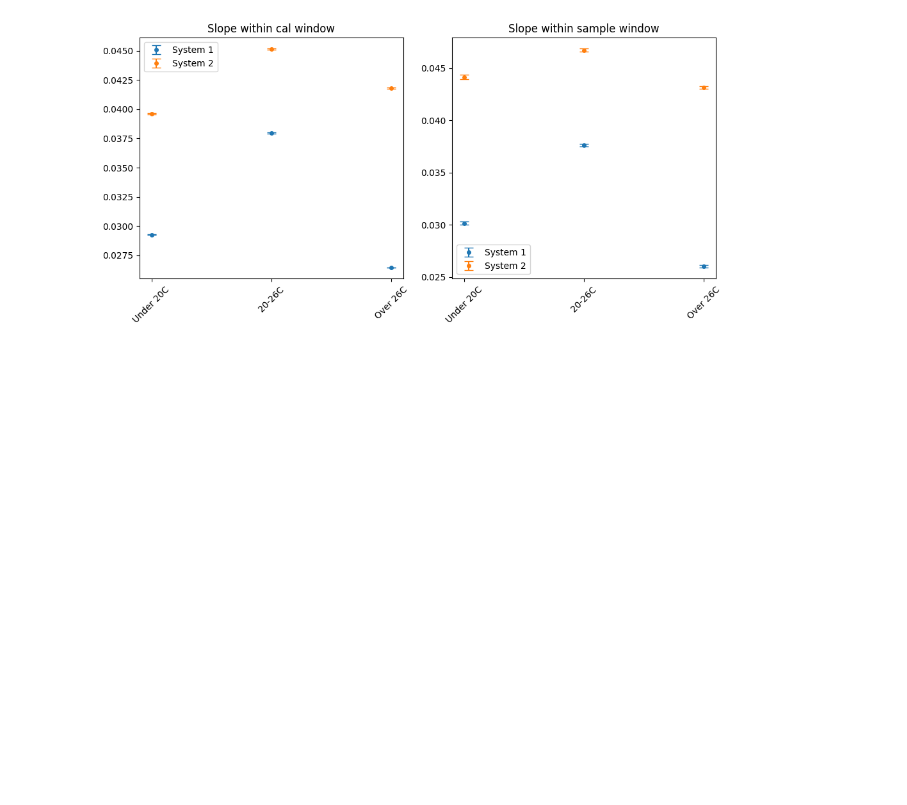
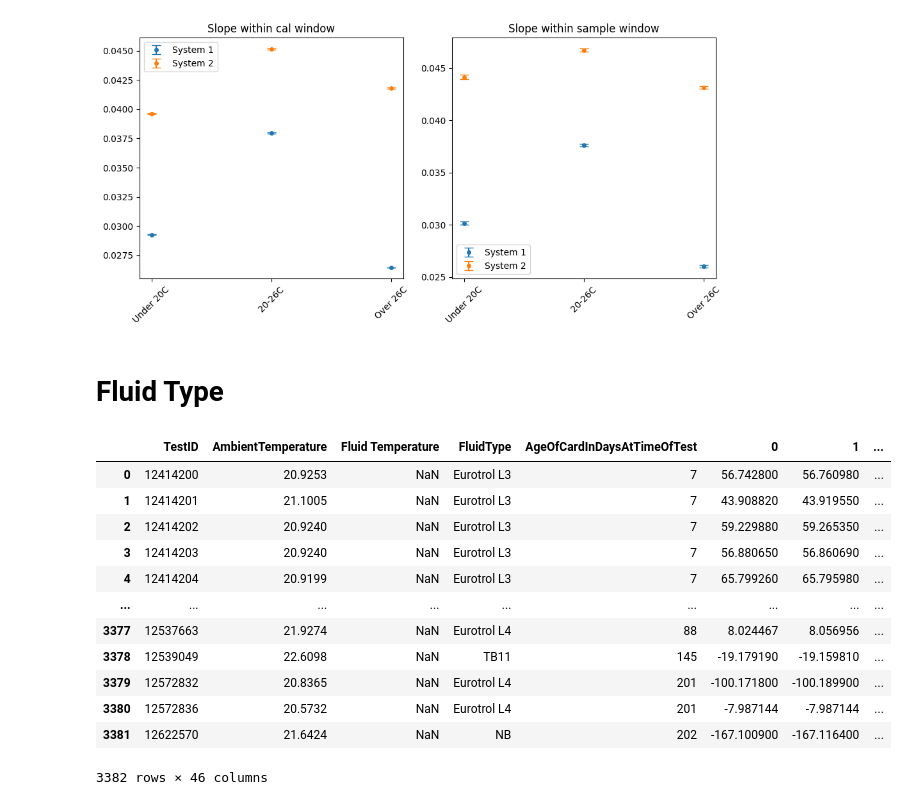
Before and after one commit to dejaytang/Capstone_Siemens, a Jupyter notebook: Coding/Dylan/raw_slope_code_DL.ipynb, the cells around one changed output. Cells and saved outputs as stored; diff of their text form; code cells hidden in the pictures; blank space fills up the shorter version.

```diff
--- a/Coding/Dylan/raw_slope_code_DL.ipynb
+++ b/Coding/Dylan/raw_slope_code_DL.ipynb
@@ -6,13 +6,13 @@ import matplotlib.pyplot as plt
 import statsmodels.api as sm
 # %%
 # import datasets
-sensorA_System1 = pd.read_csv("RawData/System1_SensorA.csv")
-sensorA_System2 = pd.read_csv("RawData/System2_SensorA.csv")
-sensorB_System1 = pd.read_csv("RawData/System1_SensorB.csv")
-sensorB_System2 = pd.read_csv("RawData/System2_SensorB.csv")
-sensorA_System1_missing = pd.read_csv("RawData/SensorA_System1_missing values.csv")
-sensorA_System2_missing = pd.read_csv("RawData/SensorA_System2_missing values.csv")
-keyByTestID = pd.read_csv("RawData/Key by TestID.csv")
+sensorA_System1 = pd.read_csv("../../RawData/System1_SensorA.csv")
+sensorA_System2 = pd.read_csv("../../RawData/System2_SensorA.csv")
+sensorB_System1 = pd.read_csv("../../RawData/System1_SensorB.csv")
+sensorB_System2 = pd.read_csv("../../RawData/System2_SensorB.csv")
+sensorA_System1_missing = pd.read_csv("../../RawData/SensorA_System1_missing values.csv")
+sensorA_System2_missing = pd.read_csv("../../RawData/SensorA_System2_missing values.csv")
+keyByTestID = pd.read_csv("../../RawData/Key by TestID.csv")
 # %%
 # Transpose dataset to make columns as timestamps and rows as tests
 A1_transposed = sensorA_System1.T.reset_index()
@@ -613,3 +613,21 @@ B1_cal_window_binned = B1_cal_window_binned.drop("B1-cal-ft", axis = 1)
 B1_sample_window_binned = B1_sample_window_binned.drop("B1-sample-ft", axis = 1)
 B2_cal_window_binned = B2_cal_window_binned.drop("B2-cal-ft", axis = 1)
 B2_sample_window_binned = B2_sample_window_binned.drop("B2-sample-ft", axis = 1)
+# %% [markdown]
+# **Fluid Type**
+# %%
+A1_cal_window_binned
+# %% [output]
+|  | TestID | AmbientTemperature | Fluid Temperature | FluidType | AgeOfCardInDaysAtTimeOfTest | 0 | 1 | ... |
+| 0 | 12414200 | 20.9253 | NaN | Eurotrol L3 | 7 | 56.742800 | 56.760980 | ... |
+| 1 | 12414201 | 21.1005 | NaN | Eurotrol L3 | 7 | 43.908820 | 43.919550 | ... |
+| 2 | 12414202 | 20.9240 | NaN | Eurotrol L3 | 7 | 59.229880 | 59.265350 | ... |
+| 3 | 12414203 | 20.9240 | NaN | Eurotrol L3 | 7 | 56.880650 | 56.860690 | ... |
+| 4 | 12414204 | 20.9199 | NaN | Eurotrol L3 | 7 | 65.799260 | 65.795980 | ... |
+| ... | ... | ... | ... | ... | ... | ... | ... | ... |
+| 3377 | 12537663 | 21.9274 | NaN | Eurotrol L4 | 88 | 8.024467 | 8.056956 | ... |
+| 3378 | 12539049 | 22.6098 | NaN | TB11 | 145 | -19.179190 | -19.159810 | ... |
+| 3379 | 12572832 | 20.8365 | NaN | Eurotrol L4 | 201 | -100.171800 | -100.189900 | ... |
+| 3380 | 12572836 | 20.5732 | NaN | Eurotrol L4 | 201 | -7.987144 | -7.987144 | ... |
+| 3381 | 12622570 | 21.6424 | NaN | NB | 202 | -167.100900 | -167.116400 | ... |
+3382 rows × 46 columns
```
Also changed, not shown: parts of 4 cells of this notebook.
